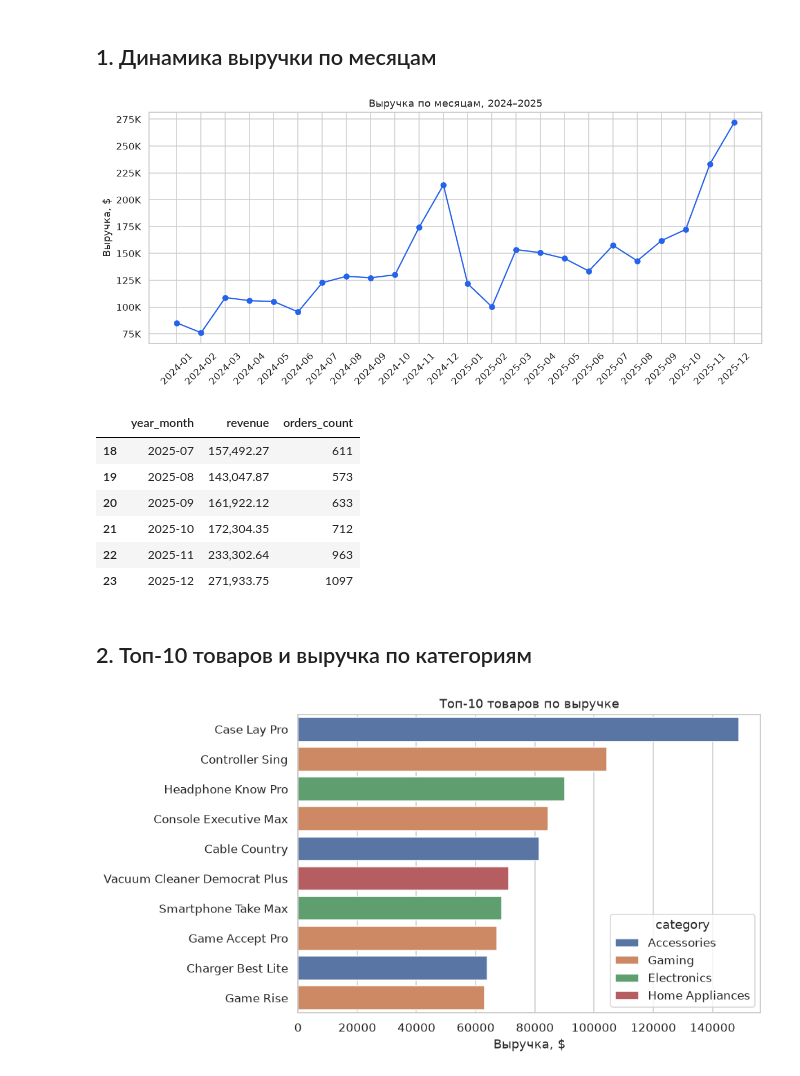
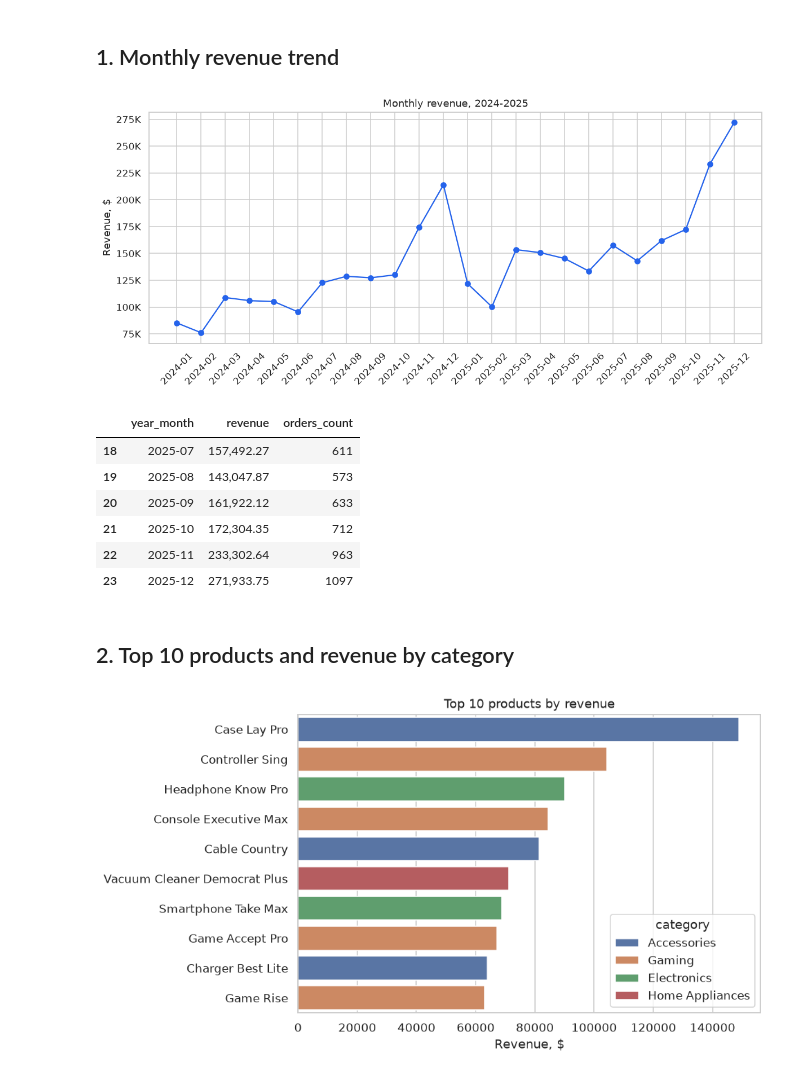
Before and after one commit to buladash/Data-Project, a Jupyter notebook: notebooks/04_eda.ipynb, the cells around one changed output. Cells and saved outputs as stored; diff of their text form; code cells hidden in the pictures.

```diff
--- a/notebooks/04_eda.ipynb
+++ b/notebooks/04_eda.ipynb
@@ -33,33 +33,33 @@ def q(sql):
     return pd.read_sql(sql, conn)
 
 pd.options.display.float_format = "{:,.2f}".format
-# %% [markdown]
-## 1. Динамика выручки по месяцам
+# %% [markdown]
+## 1. Monthly revenue trend
 # %%
 monthly = q('''
     SELECT d.year_month,
            SUM(f.line_revenue) AS revenue,
            COUNT(DISTINCT f.order_id) AS orders_count
     FROM fact_orders f
     JOIN dim_date d ON f.date_key = d.date_key
     WHERE f.order_status = 'completed'
     GROUP BY d.year_month
     ORDER BY d.year_month
 ''')
 
 fig, ax1 = plt.subplots(figsize=(11, 5))
-ax1.plot(monthly["year_month"], monthly["revenue"], marker="o", color="#2563eb", label="Выручка")
-ax1.set_ylabel("Выручка, $")
+ax1.plot(monthly["year_month"], monthly["revenue"], marker="o", color="#2563eb", label="Revenue")
+ax1.set_ylabel("Revenue, $")
 ax1.yaxis.set_major_formatter(mticker.FuncFormatter(lambda x, _: f"{x/1000:.0f}K"))
 ax1.tick_params(axis="x", rotation=45)
-ax1.set_title("Выручка по месяцам, 2024–2025")
+ax1.set_title("Monthly revenue, 2024-2025")
 plt.tight_layout()
 plt.savefig(FIG_DIR / "monthly_revenue.png")
 plt.show()
 
 monthly.tail(6)
 # %% [output]
-[figure, old version]
+[figure, new version]
 |  | year_month | revenue | orders_count |
 | 18 | 2025-07 | 157,492.27 | 611 |
 | 19 | 2025-08 | 143,047.87 | 573 |
@@ -67,8 +67,8 @@ monthly.tail(6)
 | 21 | 2025-10 | 172,304.35 | 712 |
 | 22 | 2025-11 | 233,302.64 | 963 |
 | 23 | 2025-12 | 271,933.75 | 1097 |
-# %% [markdown]
-## 2. Топ-10 товаров и выручка по категориям
+# %% [markdown]
+## 2. Top 10 products and revenue by category
 # %%
 top_products = q('''
     SELECT p.product_name, p.category, SUM(f.quantity) AS units_sold,
```
Also changed, not shown: parts of 15 cells of this notebook, 16 other files.
